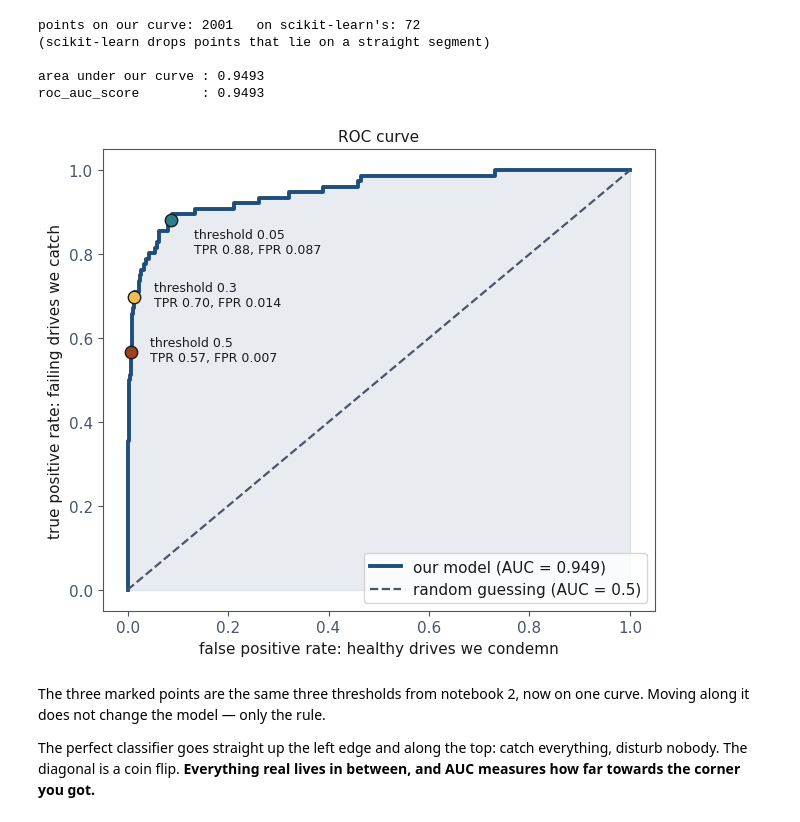
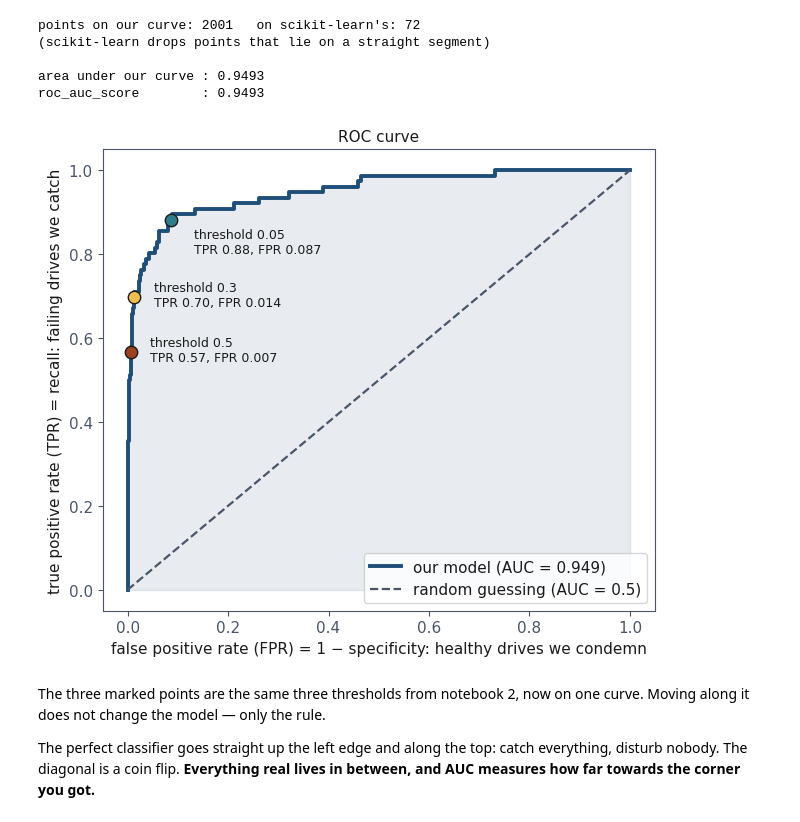
Before and after one commit to fabioantonini/technologies-for-artificial-intelligence, a Jupyter notebook: Lessons/04_classification_and_metrics/Notebooks/03_roc_thresholds_and_imbalance.ipynb, the cells around one changed output. Saved outputs shown, nothing was run; the diff lists cells and outputs as text; code cells hidden in the pictures.

```diff
--- a/Lessons/04_classification_and_metrics/Notebooks/03_roc_thresholds_and_imbalance.ipynb
+++ b/Lessons/04_classification_and_metrics/Notebooks/03_roc_thresholds_and_imbalance.ipynb
@@ -113,28 +113,28 @@ roc_auc_score        : 0.9493
 # %%
 fig, ax = plt.subplots(figsize=(6.4, 5.6))
 ax.plot(fpr, tpr, lw=2.8, color=BLUE, label=f"our model (AUC = {roc_auc_score(y_test, probability):.3f})")
 ax.plot([0, 1], [0, 1], ls="--", lw=1.6, color=SLATE, label="random guessing (AUC = 0.5)")
 ax.fill_between(fpr, tpr, alpha=.10, color=BLUE)
 
 for threshold, colour, label_offset in ((0.5, RUST, (14, -6)),
                                        (0.3, GOLD, (14, -6)),
                                        (0.05, TEAL, (16, -24))):
     index = int(np.argmin(np.abs(thresholds - threshold)))
     ax.scatter(fpr[index], tpr[index], s=80, color=colour, edgecolor=INK, zorder=5)
     ax.annotate(f"threshold {threshold:g}\nTPR {tpr[index]:.2f}, FPR {fpr[index]:.3f}",
                 (fpr[index], tpr[index]), textcoords="offset points",
                 xytext=label_offset, fontsize=9)
 
-ax.set_xlabel("false positive rate: healthy drives we condemn")
-ax.set_ylabel("true positive rate: failing drives we catch")
+ax.set_xlabel("false positive rate (FPR) = 1 − specificity: healthy drives we condemn")
+ax.set_ylabel("true positive rate (TPR) = recall: failing drives we catch")
 ax.set_title("ROC curve", fontsize=11)
 ax.legend(loc="lower right")
 fig.tight_layout()
 fig.savefig(FIGURES / "roc_curve.png", dpi=150, bbox_inches="tight",
             facecolor="white")
 plt.show()
 # %% [output]
-[figure, old version]
+[figure, new version]
 # %% [markdown]
 The three marked points are the same three thresholds from notebook 2, now on
 one curve. Moving along it does not change the model — only the rule.
```
Also changed, not shown: parts of 4 cells of this notebook, 9 other files.
